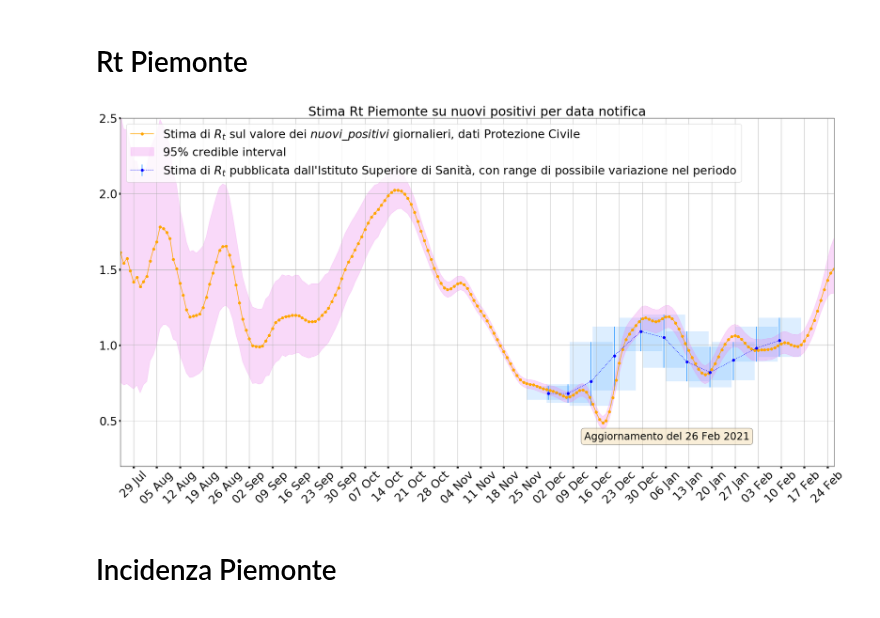
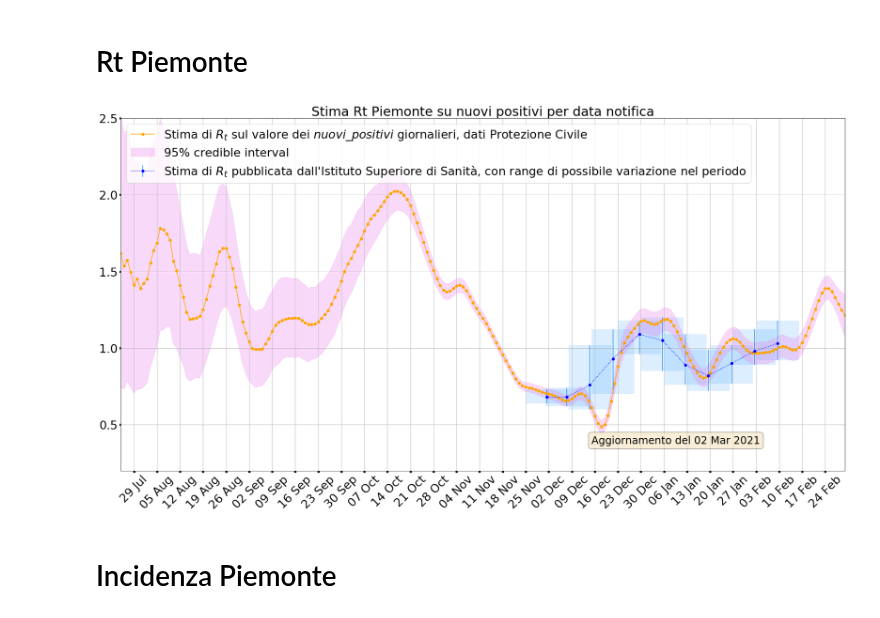
Before and after one commit to tomorrowdata/COVID-19, a Jupyter notebook: notebooks/italy/Rt_Piemonte.ipynb, the cells around one changed output. Saved outputs shown, nothing was run; the diff lists cells and outputs as text; code cells hidden in the pictures.

Commit message:
Piemonte update 20210302

```diff
--- a/notebooks/italy/Rt_Piemonte.ipynb
+++ b/notebooks/italy/Rt_Piemonte.ipynb
@@ -835,18 +835,18 @@ save_MCMC_sampling(
 # %%
 plot_MCMC_sampling(
     regional_raw_data,
     'nuovi_positivi_smoothed',
     ISS_Rt_clean,
     xlim=(datetime(2020,7,25),regional_raw_data.data.dt.normalize().max()),
     std=False,
     average=False,
     ylim=(0.2,2.5),
-    path=os.path.join(BASE_IMAGES_PATH,'italy/regional_Piemonte_20210226_TD_Rt_computation_MCMC_150dpi.{}'),
+    path=os.path.join(BASE_IMAGES_PATH,'italy/regional_Piemonte_20210303_TD_Rt_computation_MCMC_150dpi.{}'),
     dpi=150,
     title='Stima Rt Piemonte su nuovi positivi per data notifica'
 )
 # %% [output]
-[figure, old version]
+[figure, new version]
 # %% [markdown]
 # Incidenza Piemonte
 # %%
```
Also changed, not shown: parts of 3 cells of this notebook, 2 other files.
